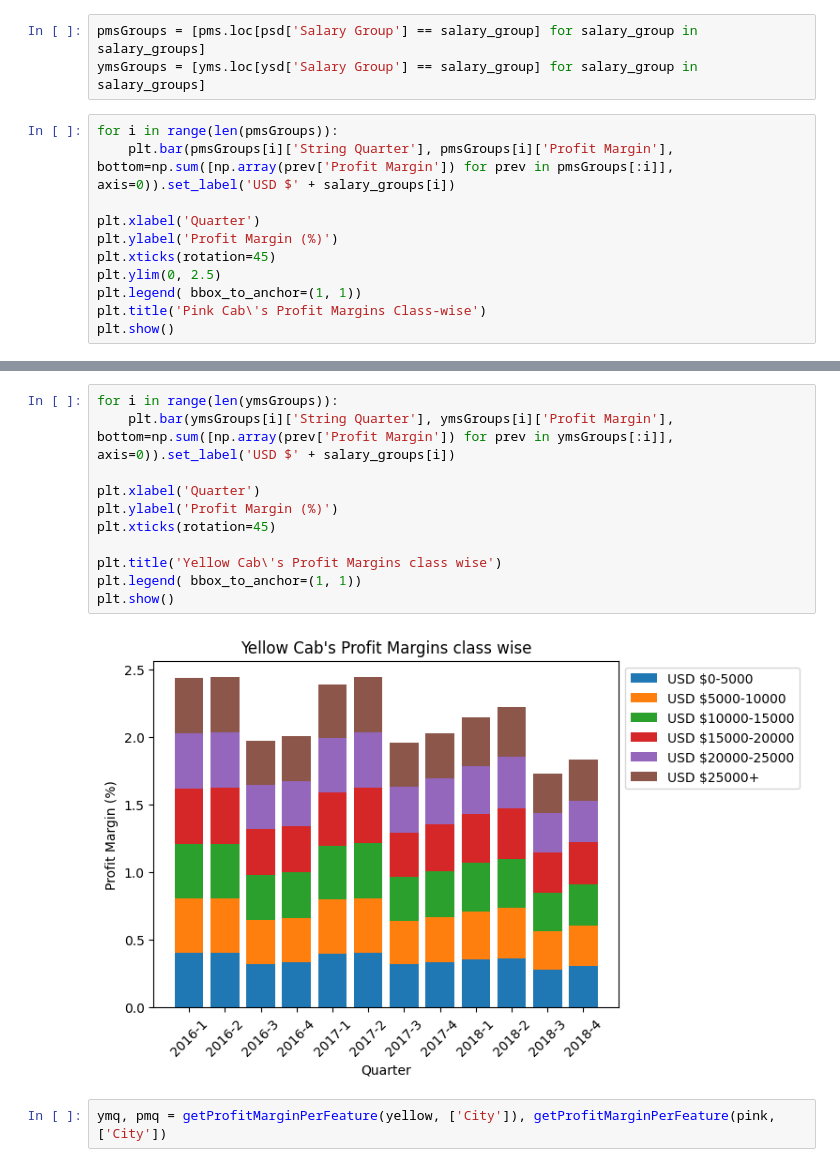
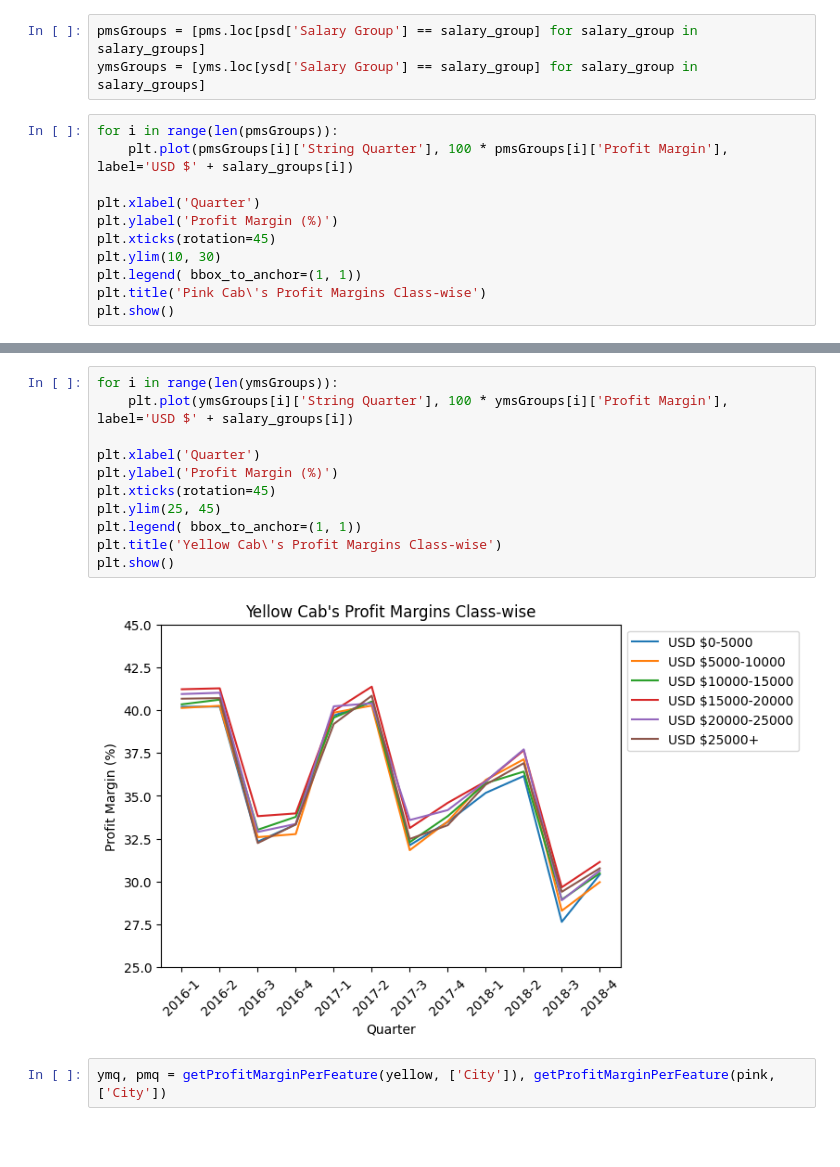
Before and after one commit to nureinumeya1999/Cab-Investment, a Jupyter notebook: src/EDA.ipynb, the cells around one changed output, grey strips where cells are left out. Cells and saved outputs as stored; diff of their text form; blank space fills up the shorter version.

```diff
--- a/src/EDA.ipynb
+++ b/src/EDA.ipynb
@@ -644,12 +637,12 @@ pmsGroups = [pms.loc[psd['Salary Group'] == salary_group] for salary_group in sa
 ymsGroups = [yms.loc[ysd['Salary Group'] == salary_group] for salary_group in salary_groups]
 # %%
 for i in range(len(pmsGroups)):
-    plt.bar(pmsGroups[i]['String Quarter'], pmsGroups[i]['Profit Margin'], bottom=np.sum([np.array(prev['Profit Margin']) for prev in pmsGroups[:i]], axis=0)).set_label('USD $' + salary_groups[i])
+    plt.plot(pmsGroups[i]['String Quarter'], 100 * pmsGroups[i]['Profit Margin'], label='USD $' + salary_groups[i])
 
 plt.xlabel('Quarter')
 plt.ylabel('Profit Margin (%)')
 plt.xticks(rotation=45)
-plt.ylim(0, 2.5)
+plt.ylim(10, 30)
 plt.legend( bbox_to_anchor=(1, 1))
 plt.title('Pink Cab\'s Profit Margins Class-wise')
 plt.show()
@@ -658,16 +651,16 @@ plt.show()
 # %%
 for i in range(len(ymsGroups)):
-    plt.bar(ymsGroups[i]['String Quarter'], ymsGroups[i]['Profit Margin'], bottom=np.sum([np.array(prev['Profit Margin']) for prev in ymsGroups[:i]], axis=0)).set_label('USD $' + salary_groups[i])
+    plt.plot(ymsGroups[i]['String Quarter'], 100 * ymsGroups[i]['Profit Margin'], label='USD $' + salary_groups[i])
 
 plt.xlabel('Quarter')
 plt.ylabel('Profit Margin (%)')
 plt.xticks(rotation=45)
-
-plt.title('Yellow Cab\'s Profit Margins class wise')
+plt.ylim(25, 45)
 plt.legend( bbox_to_anchor=(1, 1))
+plt.title('Yellow Cab\'s Profit Margins Class-wise')
 plt.show()
 # %% [output]
-[figure, old version]
+[figure, new version]
 # %%
 ymq, pmq = getProfitMarginPerFeature(yellow, ['City']), getProfitMarginPerFeature(pink, ['City'])
 # %%
```
Also changed, not shown: parts of 7 cells of this notebook, 1 other file.
